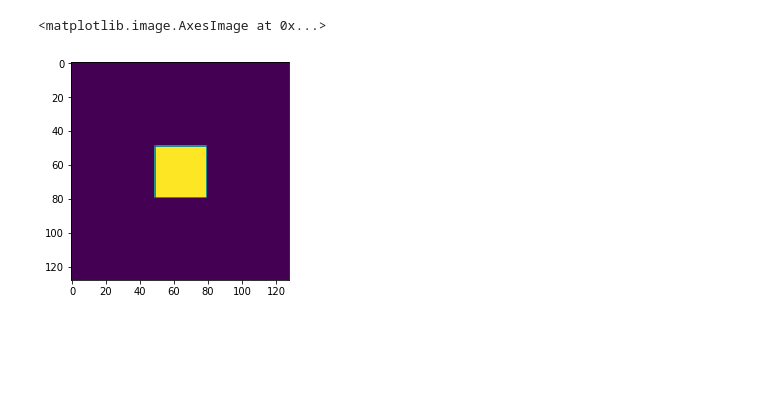
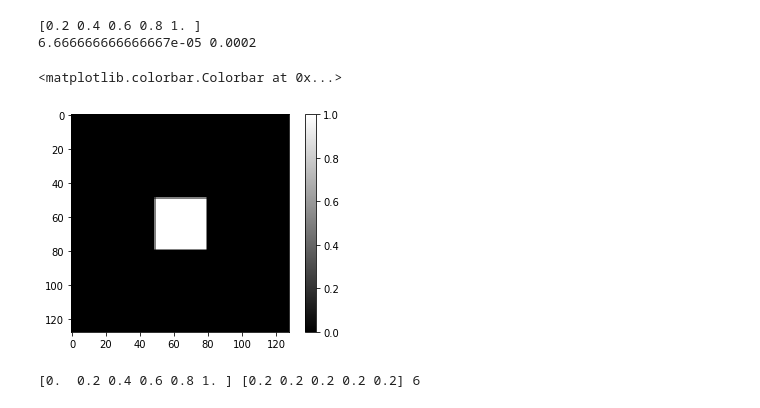
Before and after one commit to Ein-Octocat/scintillation_profiling_code, a Jupyter notebook: ang_spec_multi_prop_vac.ipynb, the cells around one changed output. Drawn from its saved outputs; the diff is of its cells as text; code cells hidden in the pictures; blank space fills up the shorter version.

```diff
--- a/ang_spec_multi_prop_vac.ipynb
+++ b/ang_spec_multi_prop_vac.ipynb
@@ -35,26 +119,26 @@ def rect(x,a):
 # %%
-
-D1 = 2e-3 #diameter of the source aperture [m]
-D2 = 6e-3 #diameter of the observation aperture [m]
+D1 = 2.0e-3 #diameter of the source aperture [m]
+D2 = 6.0e-3 #diameter of the observation aperture [m]
 wvl = 1e-6 #optical wavelength [m]
 k = 2*np.pi / wvl #optical wavenumber [rad/m]
 z = 1.0 #propagation distance [m]
 delta1 = D1 / 30
-delta_n = D2 / 30
-N = 128
+deltan = D2 / 30
+N = 128 #dfft power of 2  efficiency etc
 n = 5
 R = 'inf'
 
 # switch from total distance to individual distances
-z = np.linspace(0,z,n)
+z = np.arange(1,n+1)*z/n
+
+print(z)
+print(delta1,deltan)
 
 x1 = delta1*np.arange(-N/2,N/2)
 y1 = delta1*np.arange(-N/2,N/2)
 
 apx,apy = np.meshgrid(rect(x1,D1),rect(y1,D1))
 ap = apx*apy
-
-plt.imshow(ap)
 # %% [output]
-<matplotlib.image.AxesImage at 0x...>
+[0.2 0.4 0.6 0.8 1. ]
+6.666666666666667e-05 0.0002
-[figure, removed]
@@ -62,0 +145,24 @@ N = 256 #dfft power of 2  efficiency etc
+# %%
+Uin = ap
+plt.figure()
+plt.imshow(np.real(Uin),cmap='gray')
+plt.colorbar()
+# %% [output]
+<matplotlib.colorbar.Colorbar at 0x...>
+[figure, added]
+# %%
+N = Uin.shape[0]
+nx,ny = np.meshgrid(np.arange(-N/2, N/2), np.arange(-N/2, N/2))
+
+k = 2*np.pi / wvl
+
+sig = 0.47*N
+sg = sg_absorber(nx,ny,sig)
+
+z = np.insert(z,0,0)
+n = int(z.shape[0])
+delta_z = np.diff(z)
+
+print(z,delta_z,n)
+# %% [output]
+[0.  0.2 0.4 0.6 0.8 1. ] [0.2 0.2 0.2 0.2 0.2] 6
```
Also changed, not shown: parts of 11 cells of this notebook, 1 other file.
